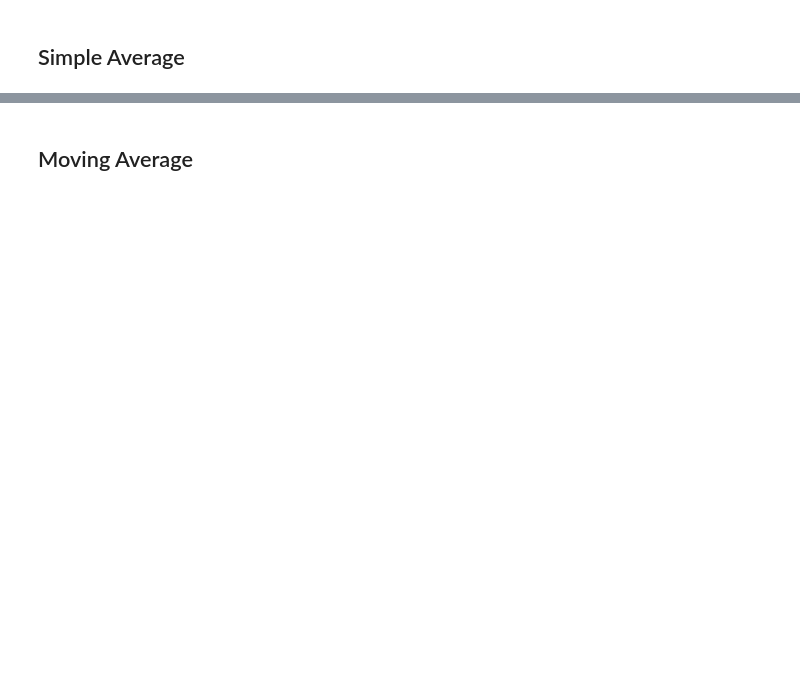
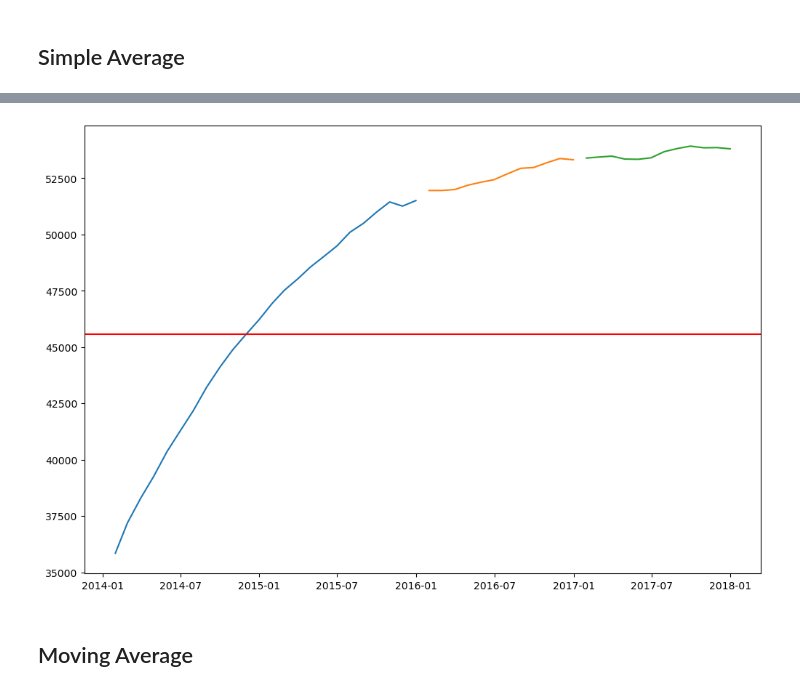
Before and after one commit to Marc-Aradillas/time-series-exercises, a Jupyter notebook: model.ipynb, the cells around one changed output, grey strips where cells are left out. Saved outputs shown, nothing was run; the diff lists cells and outputs as text; code cells hidden in the pictures; blank space fills up the shorter version.

```diff
--- a/model.ipynb
+++ b/model.ipynb
@@ -184,2 +330,11 @@ train.shape, val.shape, test.shape
+# %%
+plt.figure(figsize=[12,8])
+plt.plot(month_train)
+plt.plot(month_val)
+plt.plot(month_test)
+plt.axhline(y=simple_average_train, color='r')
+plt.show()
+# %% [output]
+[figure, added]
 # %% [markdown]
 ##  Moving Average
```
Also changed, not shown: parts of 69 cells of this notebook, 1 other file.
